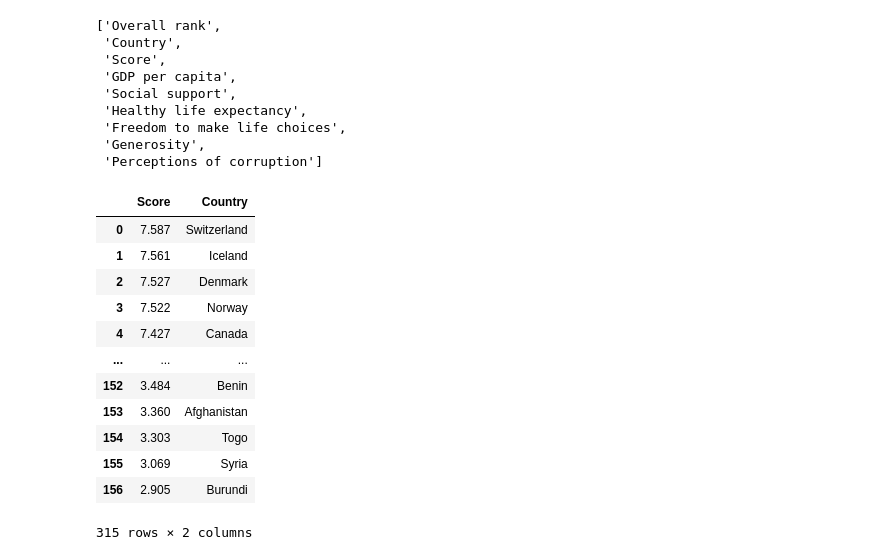
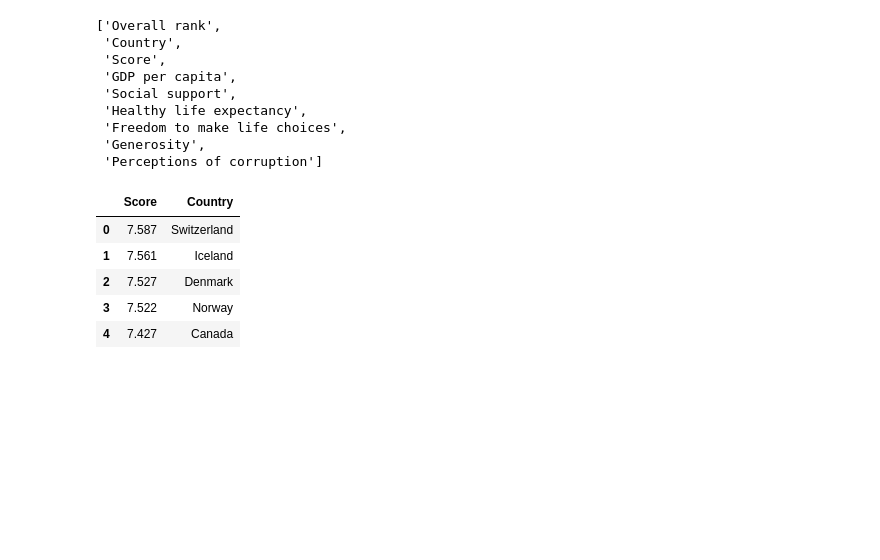
Before and after one commit to vyu821/world-happiness-analysis, a Jupyter notebook: happiness-ETL.ipynb, the cells around one changed output. Cells and saved outputs as stored; diff of their text form; code cells hidden in the pictures; blank space fills up the shorter version.

```diff
--- a/happiness-ETL.ipynb
+++ b/happiness-ETL.ipynb
@@ -311,19 +311,14 @@ df_2018_2019.columns.tolist()
  'Perceptions of corruption']
 # %%
 #selecting Score and Country columns only
-df_2015_2016[['Score','Country']]
+score_country_2015_2016 = df_2015_2016[['Score','Country']]
-# %% [output]
-|  | Score | Country |
-| 0 | 7.587 | Switzerland |
-| 1 | 7.561 | Iceland |
-| 2 | 7.527 | Denmark |
-| 3 | 7.522 | Norway |
-| 4 | 7.427 | Canada |
-| ... | ... | ... |
-| 152 | 3.484 | Benin |
-| 153 | 3.360 | Afghanistan |
-| 154 | 3.303 | Togo |
-| 155 | 3.069 | Syria |
-| 156 | 2.905 | Burundi |
-315 rows × 2 columns
+# %%
+score_country_2015_2016.head(5)
+# %% [output]
+|  | Score | Country |
+| 0 | 7.587 | Switzerland |
+| 1 | 7.561 | Iceland |
+| 2 | 7.527 | Denmark |
+| 3 | 7.522 | Norway |
+| 4 | 7.427 | Canada |
 # %%
```
Also changed, not shown: parts of 8 cells of this notebook.
